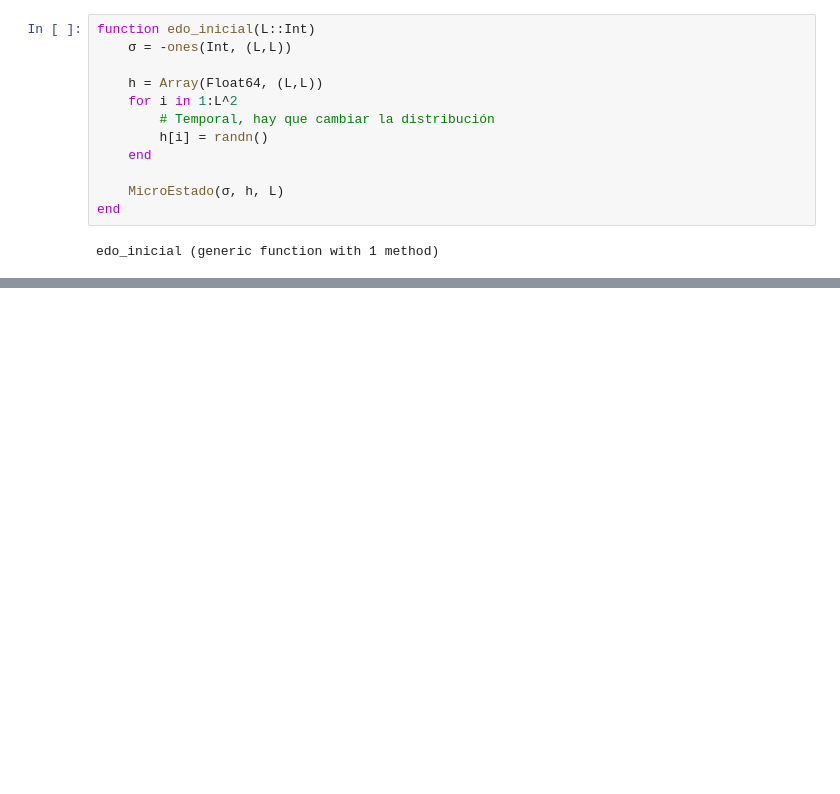
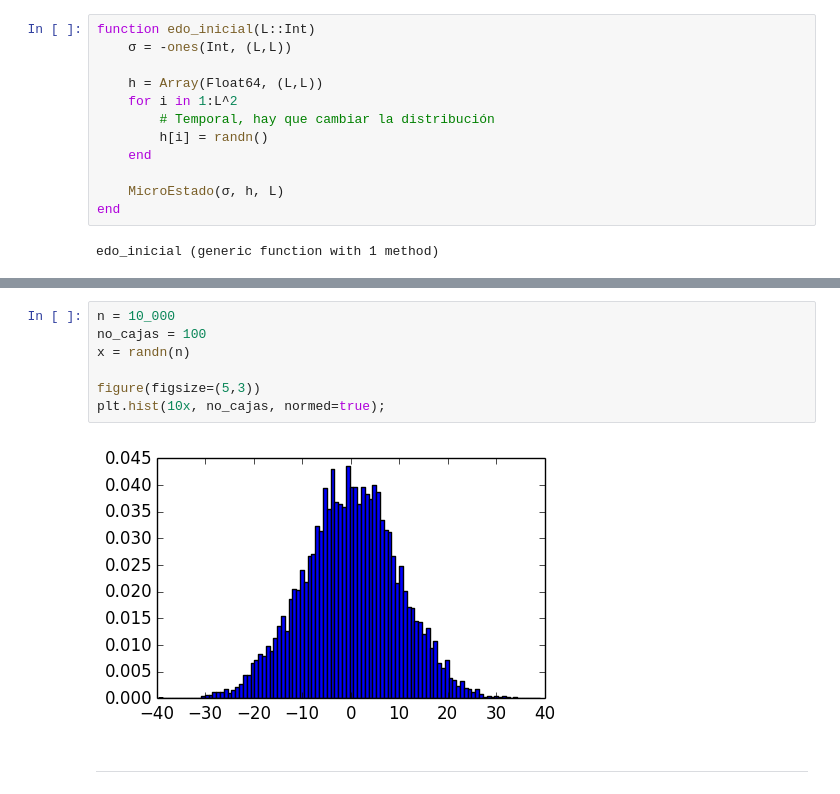
Before and after one commit to rodrigolece/proyecto-final-mcmc, a Jupyter notebook: inicios.ipynb, the cells around one changed output, grey strips where cells are left out. Saved outputs shown, nothing was run; the diff lists cells and outputs as text; blank space fills up the shorter version.

```diff
--- a/inicios.ipynb
+++ b/inicios.ipynb
@@ -78,0 +84,11 @@ m.h
+# %%
+n = 10_000
+no_cajas = 100
+x = randn(n)
+
+figure(figsize=(5,3))
+plt.hist(10x, no_cajas, normed=true);
+# %% [output]
+[figure, added]
+# %% [markdown]
+---
```
Also changed, not shown: parts of 10 cells of this notebook.
